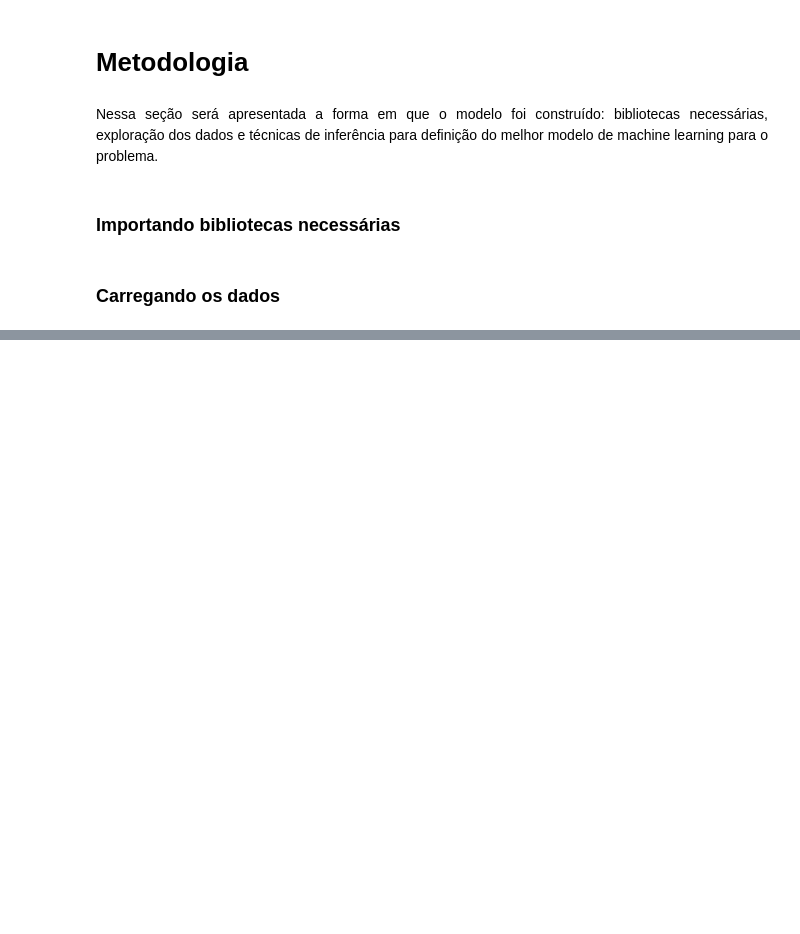
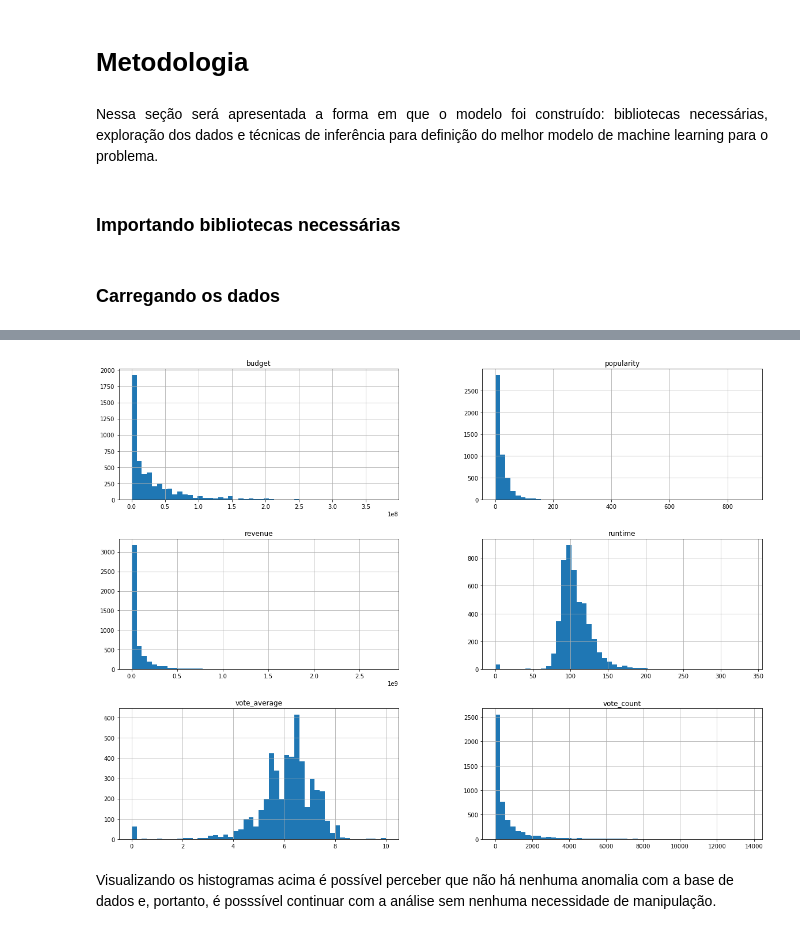
Before and after one commit to pedromtelho/MoviesRevenuePrediction, a Jupyter notebook: MachineLearningProject.ipynb, the cells around one changed output, grey strips where cells are left out. Cells and saved outputs as stored; diff of their text form; code cells hidden in the pictures; blank space fills up the shorter version.

```diff
--- a/MachineLearningProject.ipynb
+++ b/MachineLearningProject.ipynb
@@ -25,0 +43,6 @@ credits = pd.read_csv("tmdb_5000_credits.csv")
+# %%
+credits = credits[['movie_id', 'cast', 'crew']]
+credits = credits.rename(columns = {'movie_id': 'id'})
+movies = pd.merge(movies,credits,on='id',how='left')
+# %%
+movies_copy = movies.copy()
@@ -26 +63,3 @@ credits = pd.read_csv("tmdb_5000_credits.csv")
+# %%
+movies_copy = movies_copy.drop(columns={'homepage', 'id', 'keywords', 'original_title', 'overview', 'production_companies', 'tagline', 'cast', 'crew'})
 # %% [markdown]
@@ -49,0 +90,2 @@ Queremos analisar todos os
+# %%
+movies_copy = movies_copy.dropna()
@@ -49,0 +113,7 @@ Queremos analisar todos os
+# %%
+movies_copy.hist(bins=50, figsize=(20, 15))
+plt.show()
+# %% [output]
+[figure, added]
+# %% [markdown]
+Visualizando os histogramas acima é possível perceber que não há nenhuma anomalia com a base de dados e, portanto, é posssível continuar com a análise sem nenhuma necessidade de manipulação.
```
Also changed, not shown: parts of 28 cells of this notebook.
